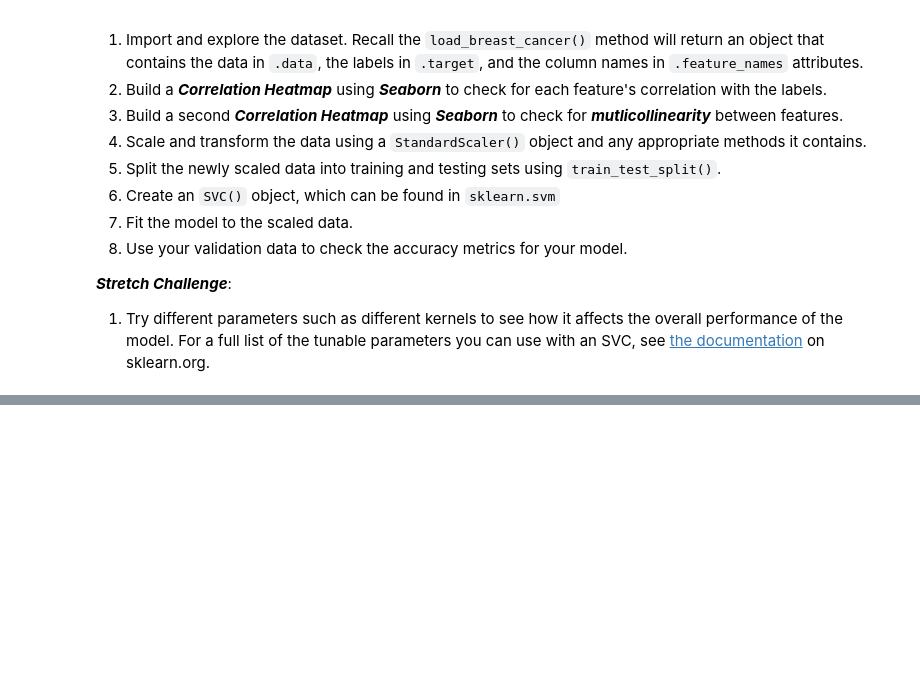
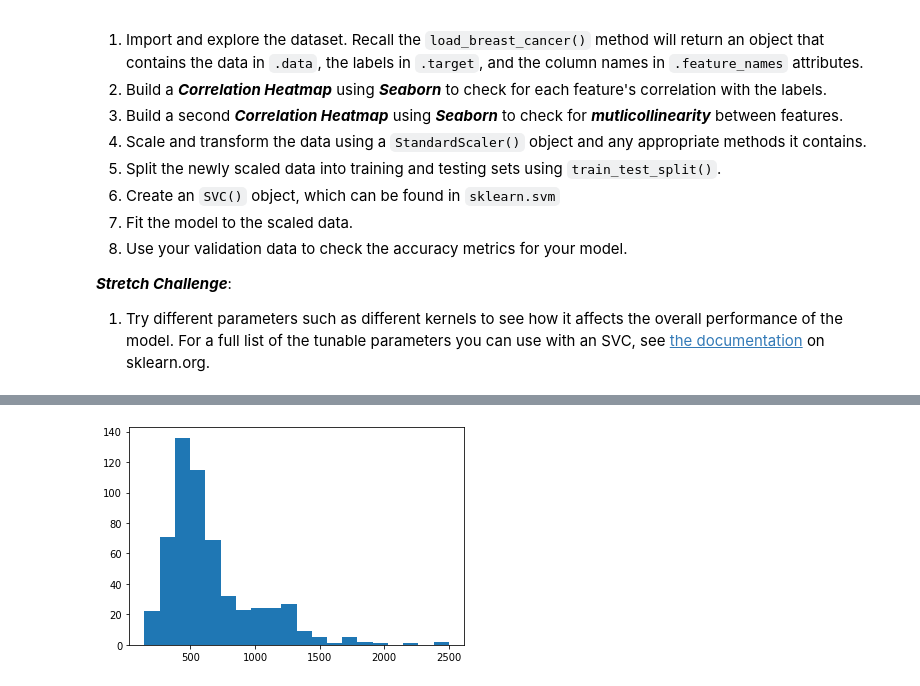
Before and after one commit to jshams/DS-2.1-machine-learning, a Jupyter notebook: assignments/08_Support_Vector_Machines.ipynb, the cells around one changed output, grey strips where cells are left out. Cells and saved outputs as stored; diff of their text form; code cells hidden in the pictures; blank space fills up the shorter version.

```diff
--- a/assignments/08_Support_Vector_Machines.ipynb
+++ b/assignments/08_Support_Vector_Machines.ipynb
@@ -94,0 +105,5 @@ array(['mean radius', 'mean texture', 'mean perimeter', 'mean area',
+# %%
+plt.hist(df['mean area'],bins = 20)
+plt.show()
+# %% [output]
+[figure, added]
```
Also changed, not shown: parts of 11 cells of this notebook.
